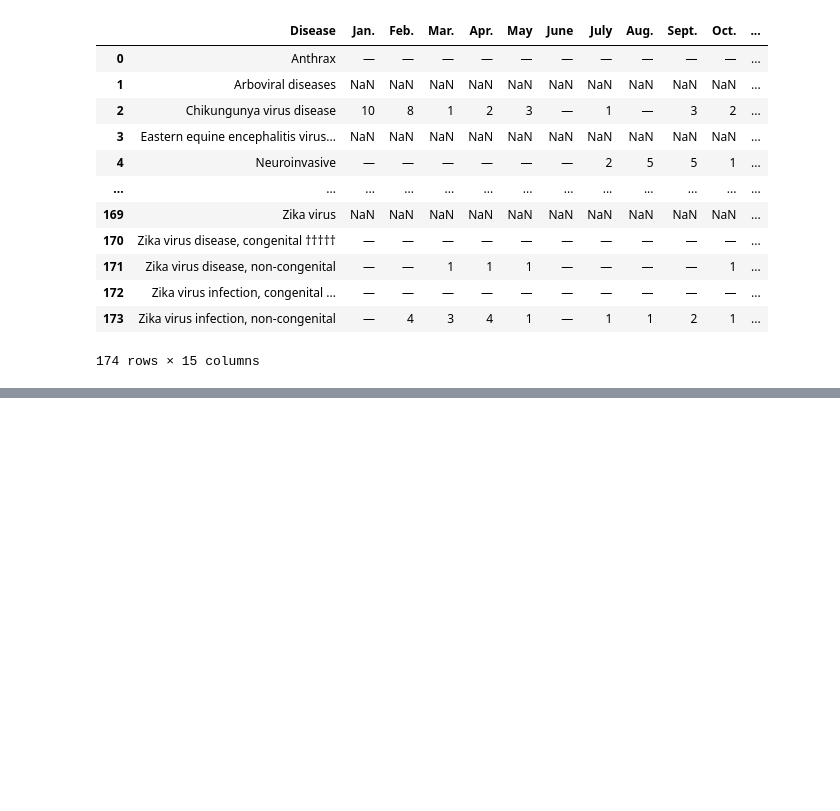
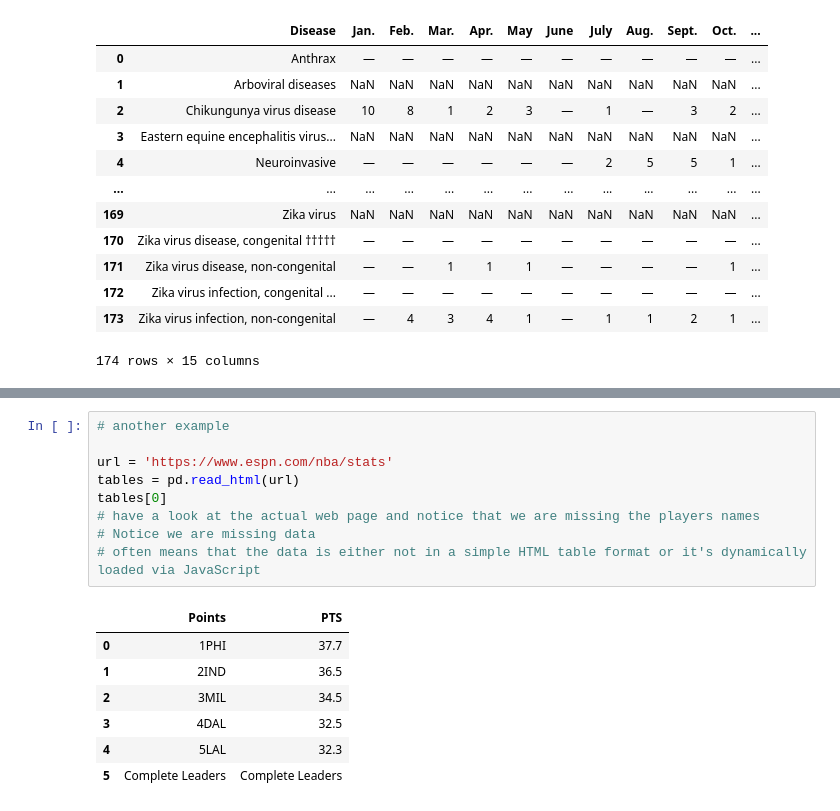
Before and after one commit to estevezb/python-examples, a Jupyter notebook: reading_different_file_types/reading_typical_tabular_files_v0.3.ipynb, the cells around one changed output, grey strips where cells are left out. Cells and saved outputs as stored; diff of their text form; blank space fills up the shorter version.

```diff
--- a/reading_typical_tabular_files_v0.2.ipynb
+++ b/reading_different_file_types/reading_typical_tabular_files_v0.3.ipynb
@@ -366,3 +366,20 @@ itables.show(html_table_data)
 # %% [output]
 | Location | Population (1 July 2022) | Population (1 July 2023) | Change | UN Continental Region[1] | UN Statistical Subregion[1] |
 | Loading... (need help?) |
+# %%
+# another example
+
+url = 'https://www.espn.com/nba/stats'
+tables = pd.read_html(url)
+tables[0]
+# have a look at the actual web page and notice that we are missing the players names
+# Notice we are missing data
+# often means that the data is either not in a simple HTML table format or it's dynamically loaded via JavaScript
+# %% [output]
+|  | Points | PTS |
+| 0 | 1PHI | 37.7 |
+| 1 | 2IND | 36.5 |
+| 2 | 3MIL | 34.5 |
+| 3 | 4DAL | 32.5 |
+| 4 | 5LAL | 32.3 |
+| 5 | Complete Leaders | Complete Leaders |
```
Also changed, not shown: parts of 3 cells of this notebook, 4 other files.
